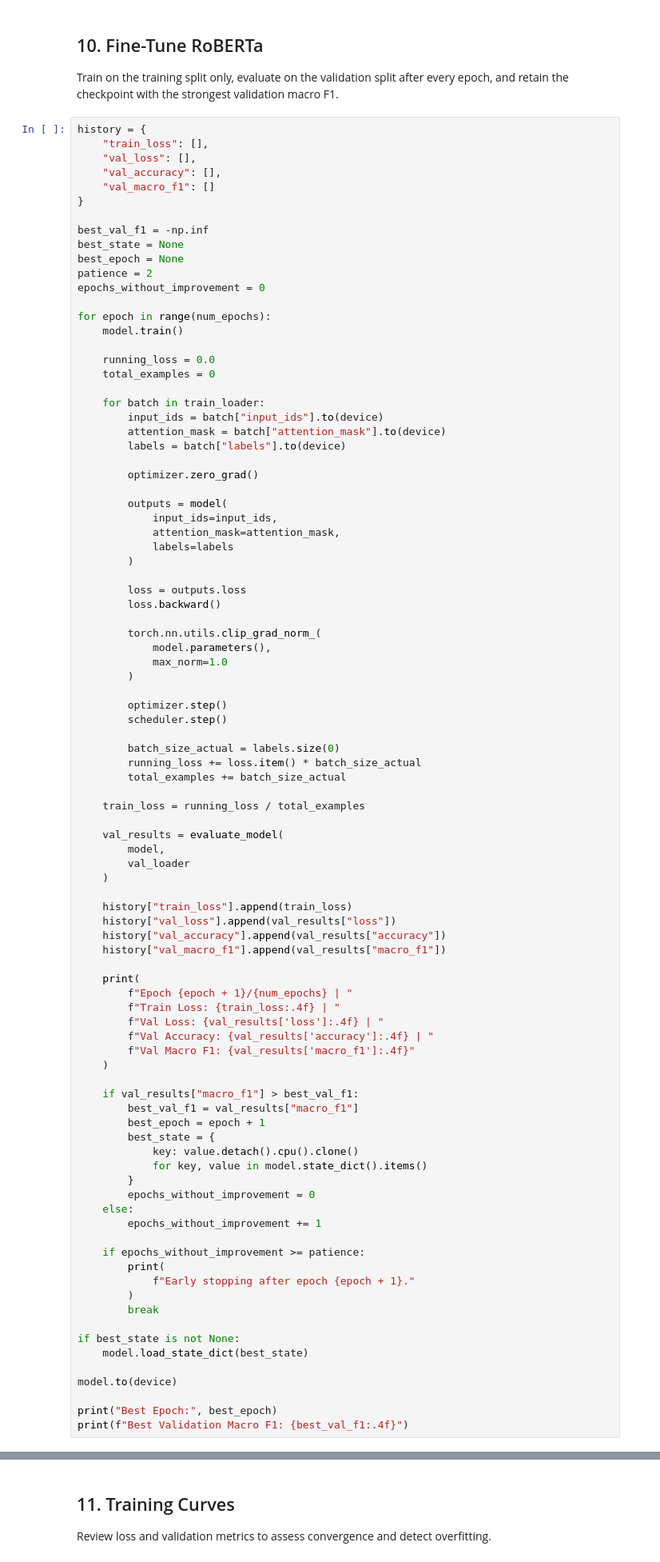
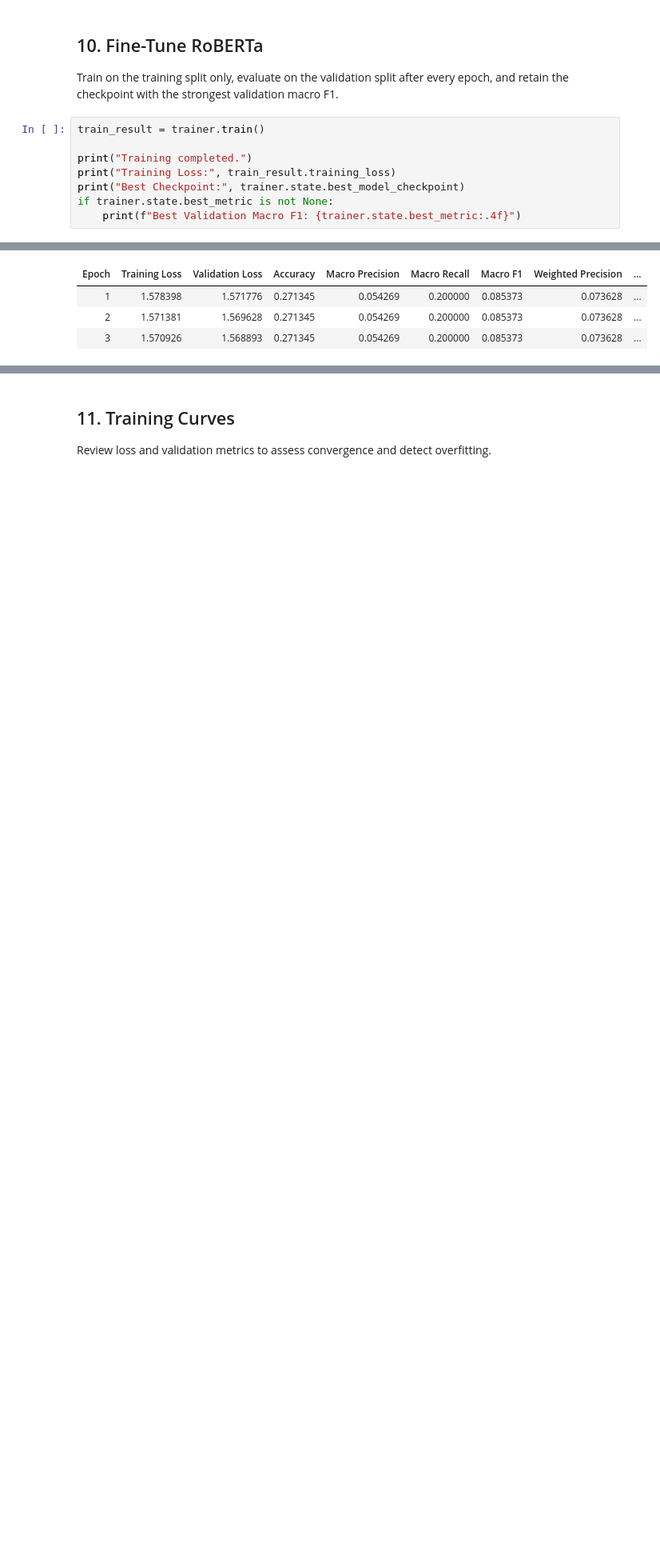
Before and after one commit to praneeth-cs/Deep-Learning-Projects, a Jupyter notebook: RoBERTa - SST-5 Sentiment Classification/RoBERTa_SST_5_Sentiment_Classification.ipynb, the cells around one changed output, grey strips where cells are left out. Shown at 80% size. Saved outputs shown, nothing was run; the diff lists cells and outputs as text; blank space fills up the shorter version.

```diff
--- a/RoBERTa - SST-5 Sentiment Classification/RoBERTa_SST_5_Sentiment_Classification.ipynb
+++ b/RoBERTa - SST-5 Sentiment Classification/RoBERTa_SST_5_Sentiment_Classification.ipynb
@@ -487,95 +391,11 @@ def evaluate_model(model, data_loader):
 
 Train on the training split only, evaluate on the validation split after every epoch, and retain the checkpoint with the strongest validation macro F1.
 # %%
-history = {
-    "train_loss": [],
-    "val_loss": [],
-    "val_accuracy": [],
-    "val_macro_f1": []
-}
+train_result = trainer.train()
 
-best_val_f1 = -np.inf
-best_state = None
-best_epoch = None
-patience = 2
-epochs_without_improvement = 0
-
-for epoch in range(num_epochs):
-    model.train()
-
-    running_loss = 0.0
-    total_examples = 0
-
-    for batch in train_loader:
-        input_ids = batch["input_ids"].to(device)
-        attention_mask = batch["attention_mask"].to(device)
-        labels = batch["labels"].to(device)
-
-        optimizer.zero_grad()
-
-        outputs = model(
-            input_ids=input_ids,
-            attention_mask=attention_mask,
-            labels=labels
-        )
-
-        loss = outputs.loss
-        loss.backward()
-
-        torch.nn.utils.clip_grad_norm_(
-            model.parameters(),
-            max_norm=1.0
-        )
-
-        optimizer.step()
-        scheduler.step()
-
-        batch_size_actual = labels.size(0)
-        running_loss += loss.item() * batch_size_actual
-        total_examples += batch_size_actual
-
-    train_loss = running_loss / total_examples
-
-    val_results = evaluate_model(
-        model,
-        val_loader
-    )
-
-    history["train_loss"].append(train_loss)
-    history["val_loss"].append(val_results["loss"])
-    history["val_accuracy"].append(val_results["accuracy"])
-    history["val_macro_f1"].append(val_results["macro_f1"])
-
-    print(
-        f"Epoch {epoch + 1}/{num_epochs} | "
-        f"Train Loss: {train_loss:.4f} | "
-        f"Val Loss: {val_results['loss']:.4f} | "
-        f"Val Accuracy: {val_results['accuracy']:.4f} | "
-        f"Val Macro F1: {val_results['macro_f1']:.4f}"
-    )
-
-    if val_results["macro_f1"] > best_val_f1:
-        best_val_f1 = val_results["macro_f1"]
-        best_epoch = epoch + 1
-        best_state = {
-            key: value.detach().cpu().clone()
-            for key, value in model.state_dict().items()
-        }
-        epochs_without_improvement = 0
-    else:
-        epochs_without_improvement += 1
-
-    if epochs_without_improvement >= patience:
-        print(
-            f"Early stopping after epoch {epoch + 1}."
-        )
-        break
-
-if best_state is not None:
-    model.load_state_dict(best_state)
-
-model.to(device)
-
-print("Best Epoch:", best_epoch)
-print(f"Best Validation Macro F1: {best_val_f1:.4f}")
+print("Training completed.")
+print("Training Loss:", train_result.training_loss)
+print("Best Checkpoint:", trainer.state.best_model_checkpoint)
+if trainer.state.best_metric is not None:
+    print(f"Best Validation Macro F1: {trainer.state.best_metric:.4f}")
 # %% [output]
@@ -587,0 +403,4 @@ Best Validation Macro F1: 0.1656
+| Epoch | Training Loss | Validation Loss | Accuracy | Macro Precision | Macro Recall | Macro F1 | Weighted Precision | ... |
+| 1 | 1.578398 | 1.571776 | 0.271345 | 0.054269 | 0.200000 | 0.085373 | 0.073628 | ... |
+| 2 | 1.571381 | 1.569628 | 0.271345 | 0.054269 | 0.200000 | 0.085373 | 0.073628 | ... |
+| 3 | 1.570926 | 1.568893 | 0.271345 | 0.054269 | 0.200000 | 0.085373 | 0.073628 | ... |
```
Also changed, not shown: parts of 15 cells of this notebook.
